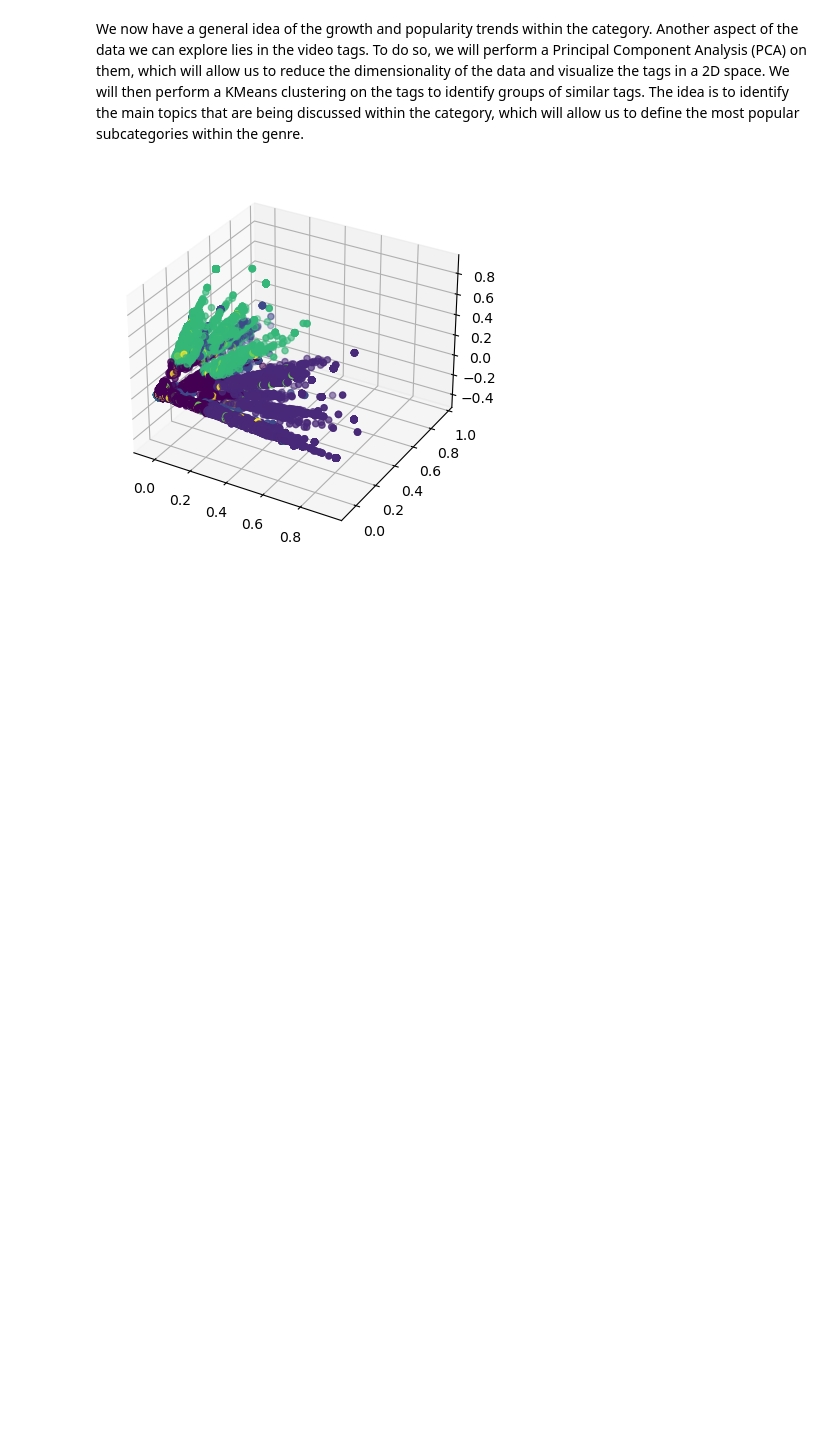
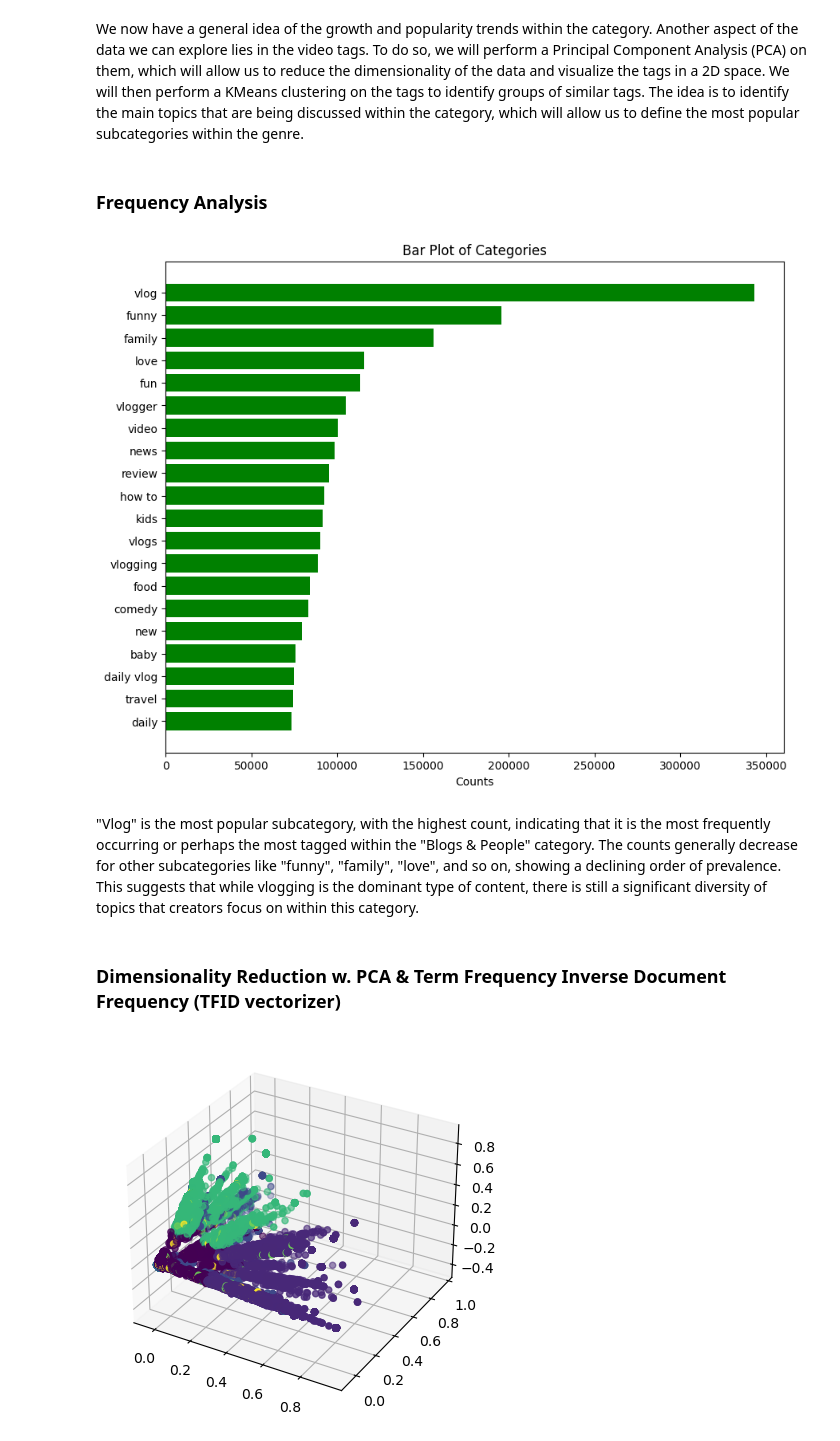
Before and after one commit to kamilmellouk/kadabros, a Jupyter notebook: eda.ipynb, the cells around one changed output. Drawn from its saved outputs; the diff is of its cells as text; code cells hidden in the pictures; blank space fills up the shorter version.

Commit message:
added some frequency analysis to tag analysis

```diff
--- a/eda.ipynb
+++ b/eda.ipynb
@@ -239,6 +240,31 @@ tags = pd.Series(tags[tags != ''].unique())
 tags.to_csv(os.path.join(DATA_PATH, "tags.tsv.gz"), index=False, compression="gzip")
 # %%
 tags = pd.read_csv(os.path.join(DATA_PATH, "tags.tsv.gz"), compression="infer", header=None, names=["tag"])['tag'].dropna()
+# %% [markdown]
+### Frequency Analysis
+# %%
+all_tags = [tag for sublist in tags for tag in sublist]
+
+
+# Step 3: Frequency analysis
+tag_counts = Counter(all_tags)
+most_common_tags = tag_counts.most_common(20)  # Get the 20 most common tags
+# %%
+categories, counts = zip(*most_common_tags)
+
+# Plotting
+plt.figure(figsize=(10,8))
+plt.barh(categories, counts, color='green')
+plt.xlabel('Counts')
+plt.title('Bar Plot of Categories')
+plt.gca().invert_yaxis()  # To display the highest value at the top
+plt.show()
+# %% [output]
+[figure, added]
+# %% [markdown]
+"Vlog" is the most popular subcategory, with the highest count, indicating that it is the most frequently occurring or perhaps the most tagged within the "Blogs & People" category. The counts generally decrease for other subcategories like "funny", "family", "love", and so on, showing a declining order of prevalence. This suggests that while vlogging is the dominant type of content, there is still a significant diversity of topics that creators focus on within this category.
+# %% [markdown]
+### Dimensionality Reduction w. PCA & Term Frequency Inverse Document Frequency (TFID vectorizer)
 # %%
 vectorizer = TfidfVectorizer(max_features=1000)  # Adjust the number of features
 tfidf_matrix = vectorizer.fit_transform(tags[:1_000_000])
```
Also changed, not shown: parts of 2 cells of this notebook.
